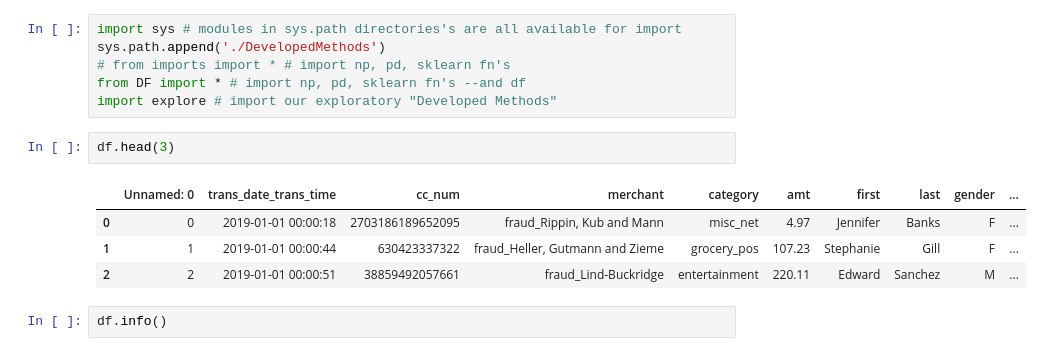
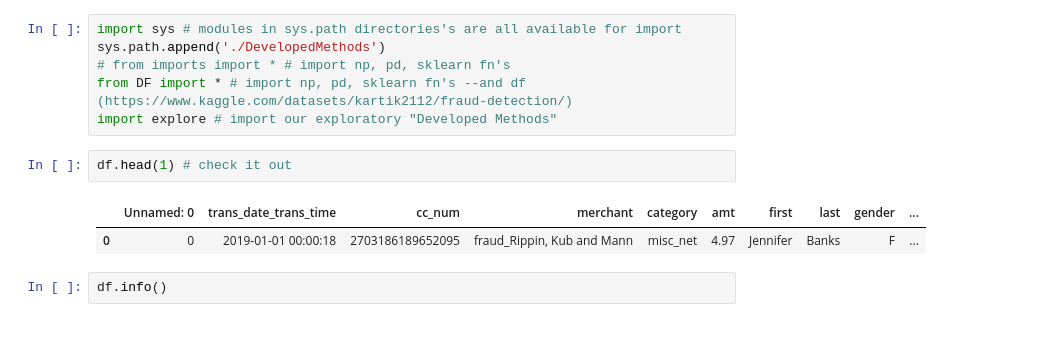
Before and after one commit to yliu160/CS4661_Project, a Jupyter notebook: Data Exploration.ipynb, the cells around one changed output. Cells and saved outputs as stored; diff of their text form.

```diff
--- a/Data Exploration.ipynb
+++ b/Data Exploration.ipynb
@@ -2,15 +2,13 @@
 import sys # modules in sys.path directories's are all available for import
 sys.path.append('./DevelopedMethods')
 # from imports import * # import np, pd, sklearn fn's
-from DF import * # import np, pd, sklearn fn's --and df
+from DF import * # import np, pd, sklearn fn's --and df (https://www.kaggle.com/datasets/kartik2112/fraud-detection/)
 import explore # import our exploratory "Developed Methods"
 # %%
-df.head(3)
+df.head(1) # check it out
 # %% [output]
 |  | Unnamed: 0 | trans_date_trans_time | cc_num | merchant | category | amt | first | last | gender | ... |
 | 0 | 0 | 2019-01-01 00:00:18 | 2703186189652095 | fraud_Rippin, Kub and Mann | misc_net | 4.97 | Jennifer | Banks | F | ... |
-| 1 | 1 | 2019-01-01 00:00:44 | 630423337322 | fraud_Heller, Gutmann and Zieme | grocery_pos | 107.23 | Stephanie | Gill | F | ... |
-| 2 | 2 | 2019-01-01 00:00:51 | 38859492057661 | fraud_Lind-Buckridge | entertainment | 220.11 | Edward | Sanchez | M | ... |
 # %%
 df.info()
 # %% [output]
```
Also changed, not shown: parts of 14 cells of this notebook.
